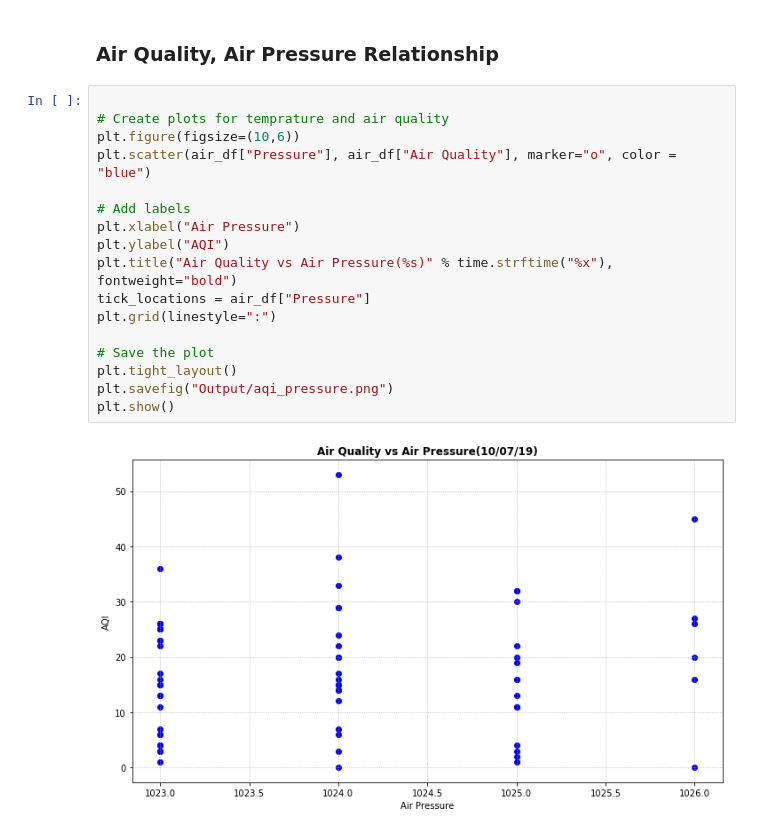
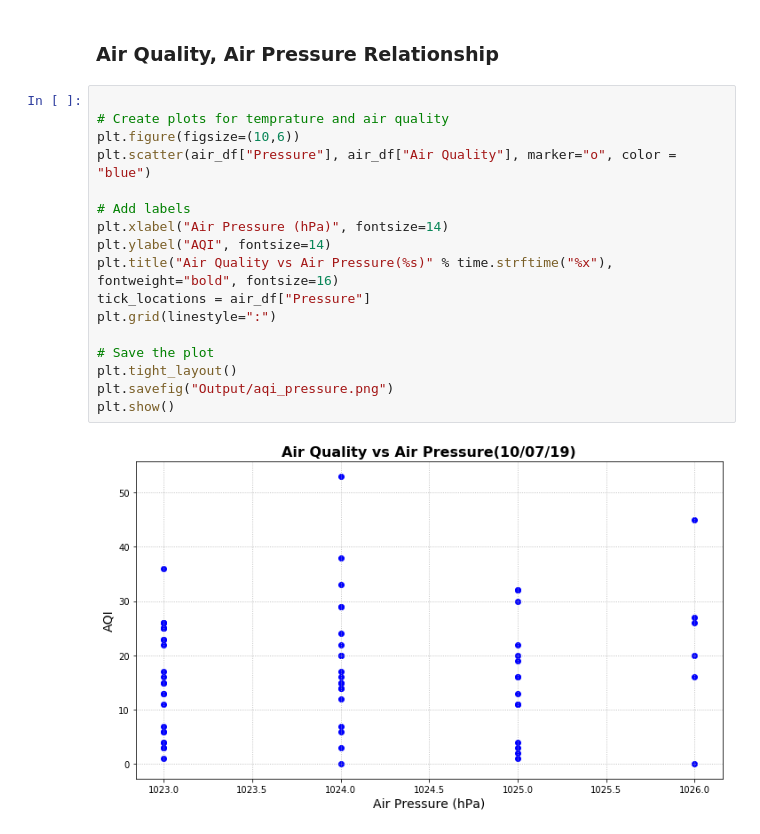
Before and after one commit to nadireag/Air-Quality, a Jupyter notebook: AirQualityPy.ipynb, the cells around one changed output. Saved outputs shown, nothing was run; the diff lists cells and outputs as text.

```diff
--- a/AirQualityPy.ipynb
+++ b/AirQualityPy.ipynb
@@ -275,22 +275,22 @@ plt.show()
 # %%
 
 # Create plots for temprature and air quality
 plt.figure(figsize=(10,6))
 plt.scatter(air_df["Pressure"], air_df["Air Quality"], marker="o", color = "blue")
 
 # Add labels
-plt.xlabel("Air Pressure")
-plt.ylabel("AQI")
-plt.title("Air Quality vs Air Pressure(%s)" % time.strftime("%x"), fontweight="bold")
+plt.xlabel("Air Pressure (hPa)", fontsize=14)
+plt.ylabel("AQI", fontsize=14)
+plt.title("Air Quality vs Air Pressure(%s)" % time.strftime("%x"), fontweight="bold", fontsize=16)
 tick_locations = air_df["Pressure"]
 plt.grid(linestyle=":")
 
 # Save the plot
 plt.tight_layout()
 plt.savefig("Output/aqi_pressure.png")
 plt.show()
 # %% [output]
-[figure, old version]
+[figure, new version]
 # %% [markdown]
 ### Analysis for North Carolina Cities
 
```
Also changed, not shown: parts of 4 cells of this notebook, 4 other files.
